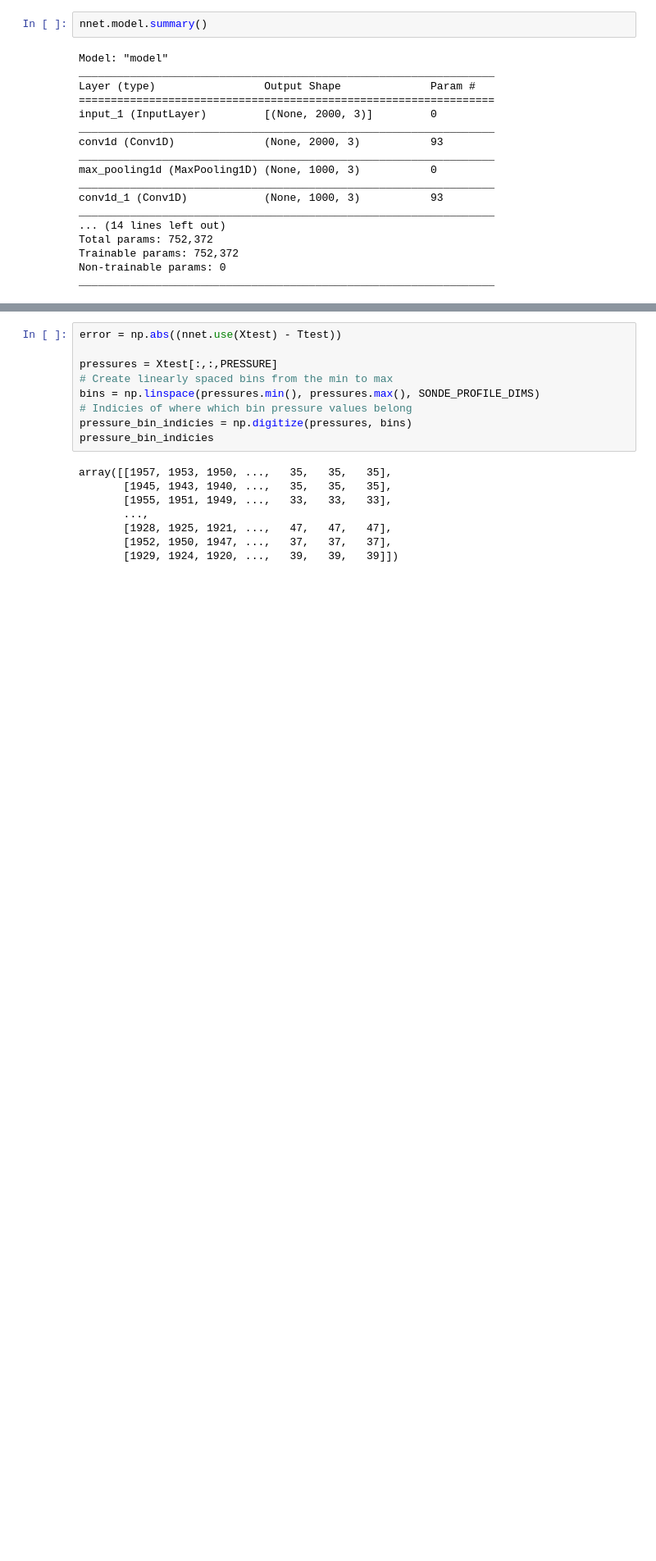
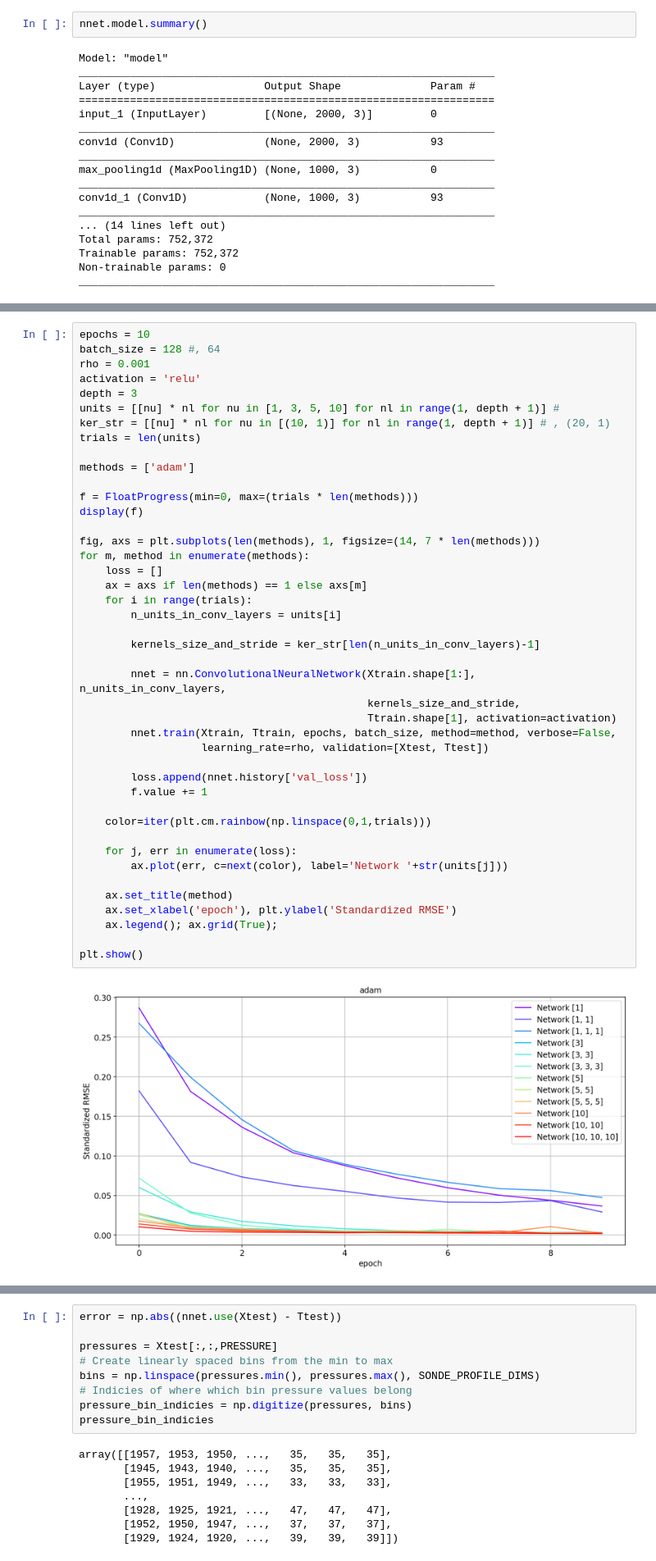
Before and after one commit to stockeh/cira-ml-soundings, a Jupyter notebook: notebooks/arm-sgp-lamont-ok.ipynb, the cells around one changed output, grey strips where cells are left out. Shown at 82% size. Drawn from its saved outputs; the diff is of its cells as text; blank space fills up the shorter version.

```diff
--- a/notebooks/arm-sgp-lamont-ok.ipynb
+++ b/notebooks/arm-sgp-lamont-ok.ipynb
@@ -316,0 +303,45 @@ plot_results(nnet, Xtest, Ttest, index=22)
+# %%
+epochs = 10
+batch_size = 128 #, 64
+rho = 0.001
+activation = 'relu'
+depth = 3
+units = [[nu] * nl for nu in [1, 3, 5, 10] for nl in range(1, depth + 1)] #
+ker_str = [[nu] * nl for nu in [(10, 1)] for nl in range(1, depth + 1)] # , (20, 1)
+trials = len(units)
+
+methods = ['adam']
+
+f = FloatProgress(min=0, max=(trials * len(methods)))
+display(f)
+
+fig, axs = plt.subplots(len(methods), 1, figsize=(14, 7 * len(methods)))
+for m, method in enumerate(methods):
+    loss = []
+    ax = axs if len(methods) == 1 else axs[m]
+    for i in range(trials):
+        n_units_in_conv_layers = units[i]
+
+        kernels_size_and_stride = ker_str[len(n_units_in_conv_layers)-1]
+
+        nnet = nn.ConvolutionalNeuralNetwork(Xtrain.shape[1:], n_units_in_conv_layers,
+                                             kernels_size_and_stride,
+                                             Ttrain.shape[1], activation=activation)
+        nnet.train(Xtrain, Ttrain, epochs, batch_size, method=method, verbose=False,
+                   learning_rate=rho, validation=[Xtest, Ttest])
+
+        loss.append(nnet.history['val_loss'])
+        f.value += 1
+
+    color=iter(plt.cm.rainbow(np.linspace(0,1,trials)))
+
+    for j, err in enumerate(loss):
+        ax.plot(err, c=next(color), label='Network '+str(units[j]))
+
+    ax.set_title(method)
+    ax.set_xlabel('epoch'), plt.ylabel('Standardized RMSE')
+    ax.legend(); ax.grid(True);
+
+plt.show()
+# %% [output]
+[figure, added]
```
Also changed, not shown: parts of 23 cells of this notebook, 2 other files.
